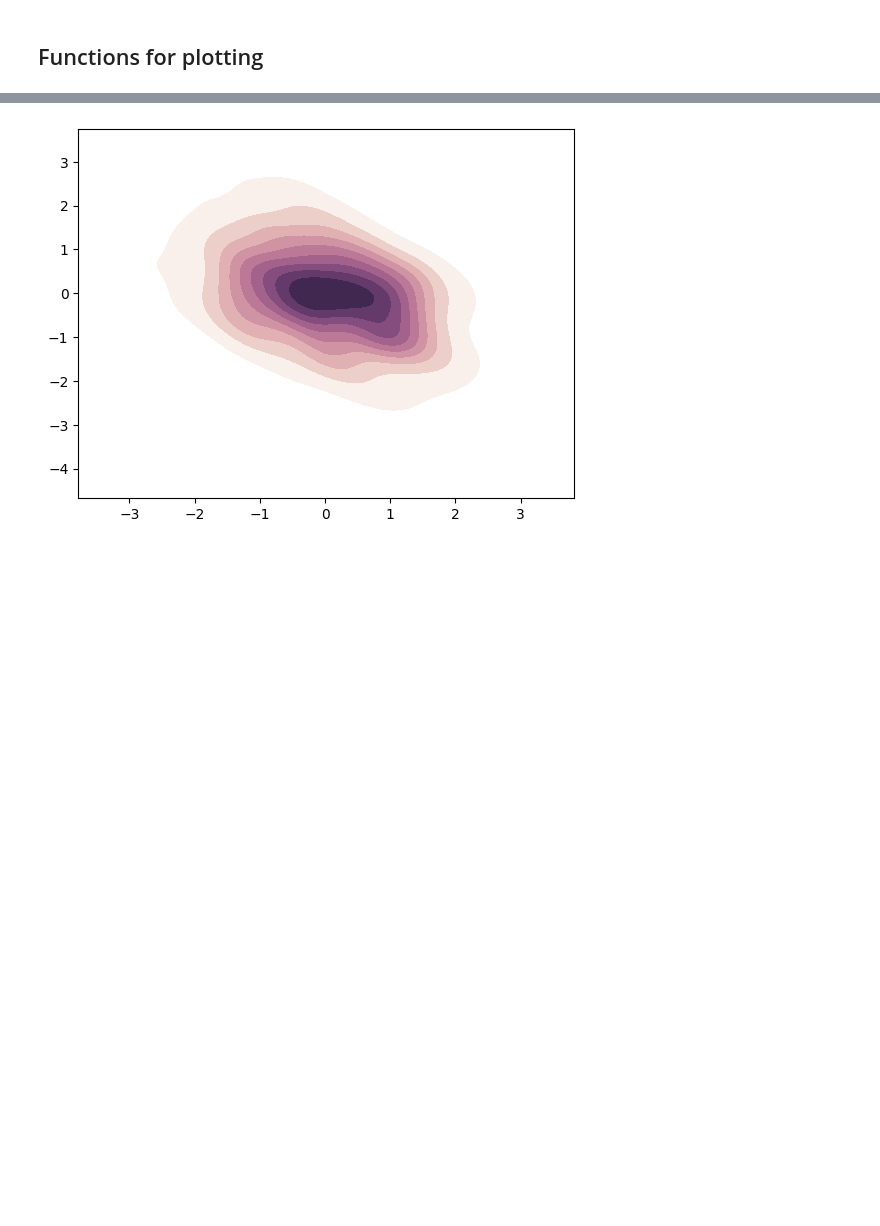
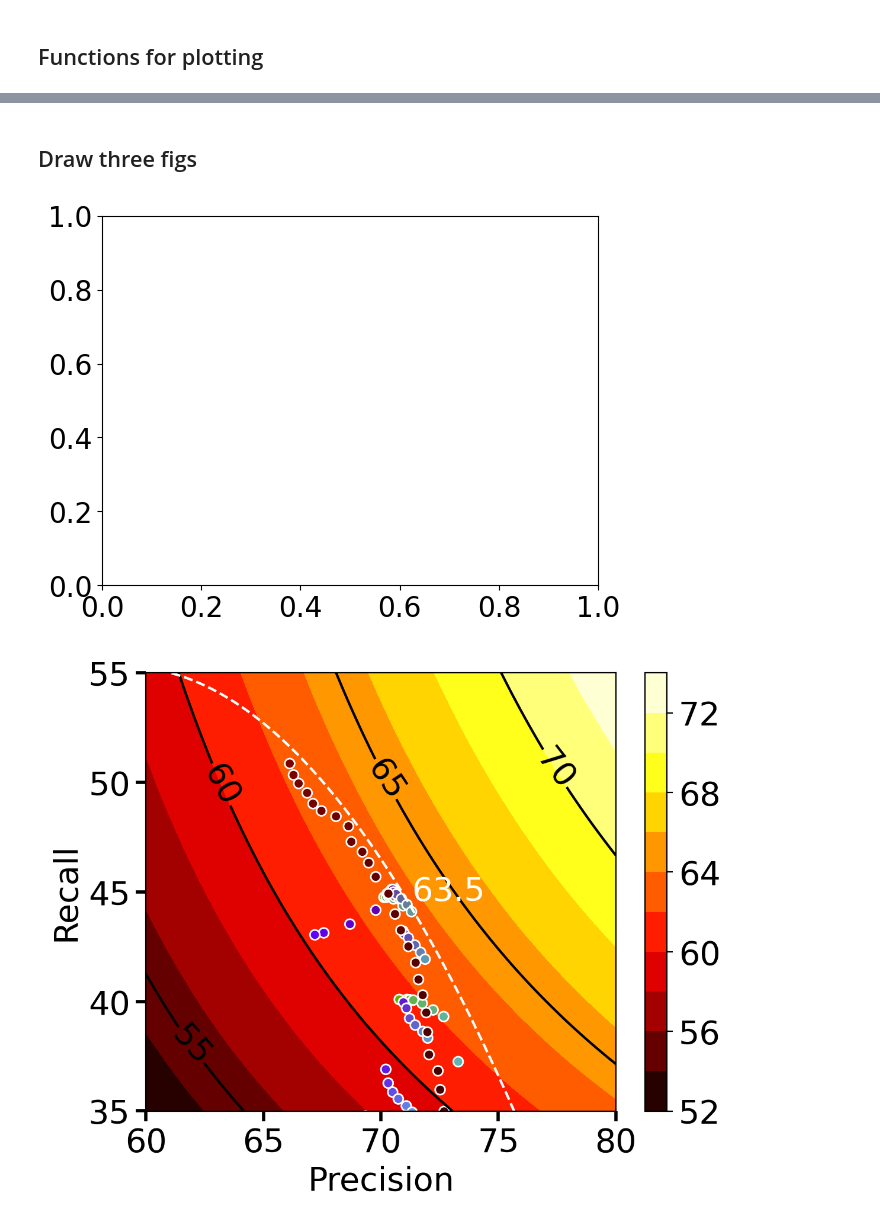
Before and after one commit to GMago-LeWay/GECFramework, a Jupyter notebook: utils/tradeoff_analysis.ipynb, the cells around one changed output, grey strips where cells are left out. Saved outputs shown, nothing was run; the diff lists cells and outputs as text; code cells hidden in the pictures; blank space fills up the shorter version.

```diff
--- a/utils/tradeoff_analysis.ipynb
+++ b/utils/tradeoff_analysis.ipynb
@@ -82,9 +103,2 @@ pre_rec_scatter(dataframes=get_precision_recall_dataframe('../results_new/correc
-# %%
-x, y = np.random.multivariate_normal([0, 0], [[1, -.5], [-.5, 1]], size=300).T
-
-cmap = sns.cubehelix_palette(light=1, as_cmap=True)
-sns.kdeplot(x=x, y=y, cmap=cmap, fill=True)
-
-plt.show()
-# %% [output]
-[figure, removed]
+# %%
+MUL=100
@@ -90,0 +248,23 @@ plt.show()
+# %% [markdown]
+## Draw three figs
+# %%
+keep_res_bea = get_all_keep_results('../results_main/correctionglm-bea_dev-custom-20240128-1822')
+DPI = 200
+matplotlib.rcParams["font.size"] = 20
+# %%
+plt.cla()
+plt.figure(dpi=DPI)
+dataframes = get_precision_recall_dataframe('../results_main/correctionglm-bea_dev-custom-20240130-0039'),
+dots1 = from_data_frames_to_dots(dataframes[0])
+dots2 = get_keep_dots(keep_res_bea)
+pre_rec_scatter(
+    axis=[60, 80, 35, 55],
+    dots=merge_dots([dots1, dots2]),
+    curve_points=[[77, 30], [75, 37], [74, 41], [72, 43], [65, 51], [60, 56], ],
+    f_05_lines=[],
+    frontier_config={'interval_num': 10, 'frontier_key': 'f0.5', 'poly': 2},
+    marked_dots=[[71.3, 44.6, '63.5']]
+)
+# %% [output]
+[figure, added]
+[figure, added]
```
Also changed, not shown: parts of 9 cells of this notebook, 6 other files.
